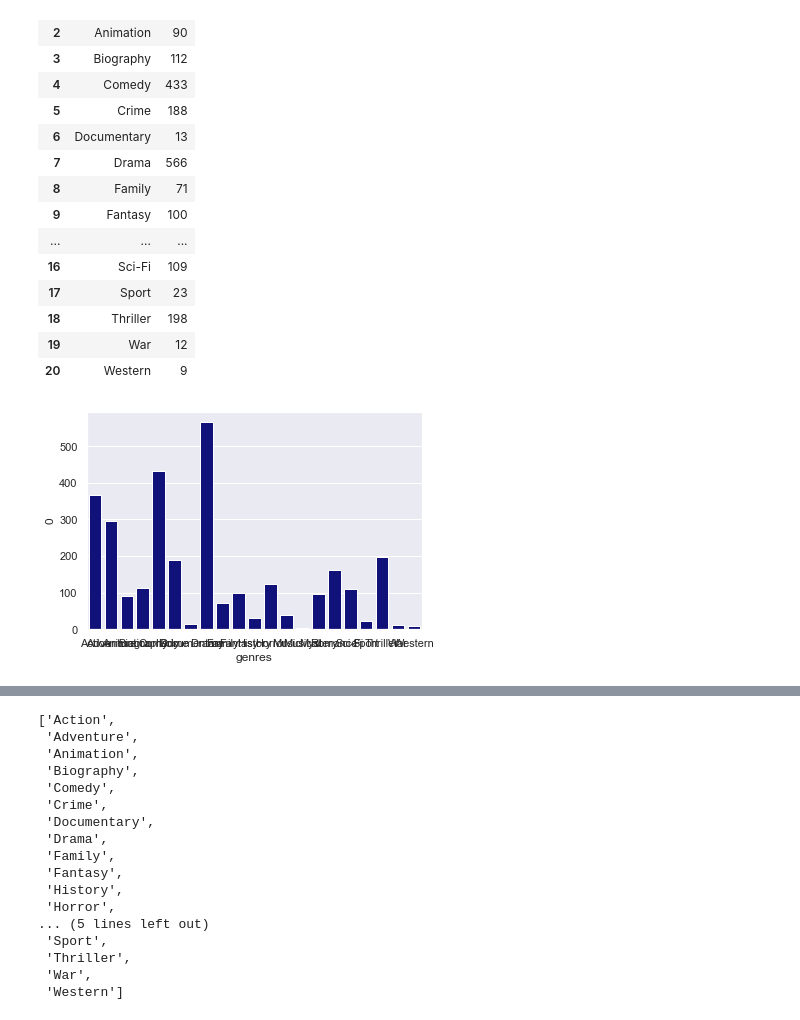
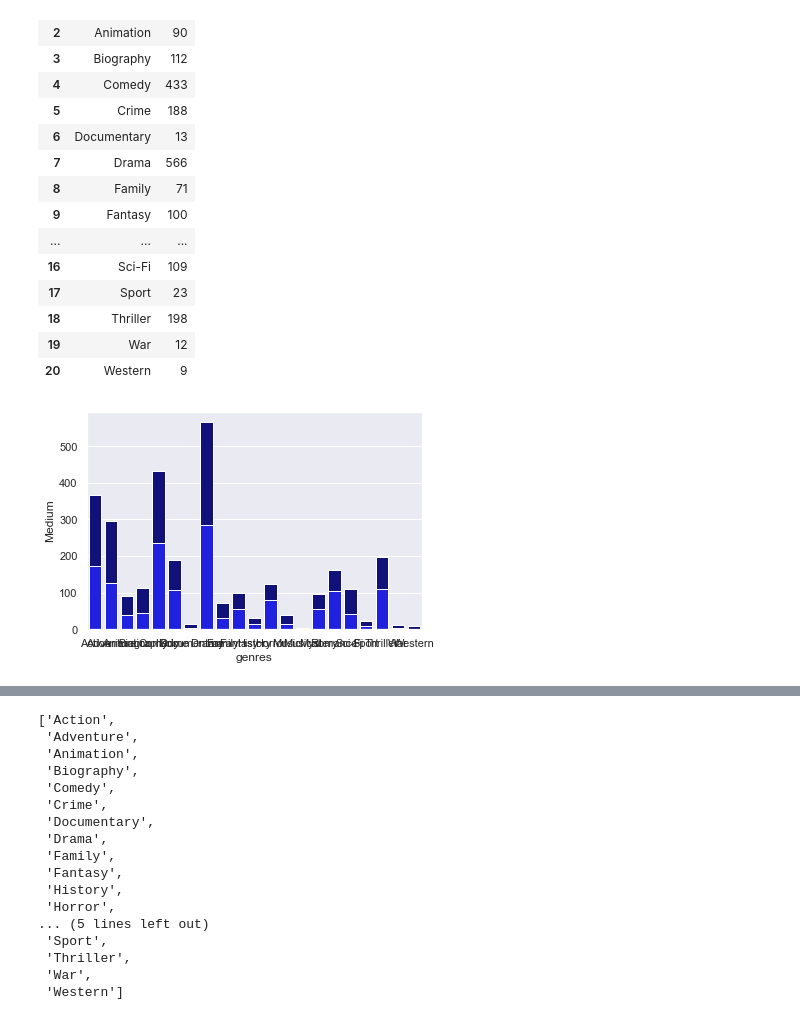
Before and after one commit to houleyemballo/AnalysisMovieData, a Jupyter notebook: Data Visualizations.ipynb, the cells around one changed output, grey strips where cells are left out. Drawn from its saved outputs; the diff is of its cells as text; code cells hidden in the pictures.

Commit message:
add Data Viz notebook with updated stacked bar chart process

```diff
--- a/Data Visualizations.ipynb
+++ b/Data Visualizations.ipynb
@@ -328,8 +353,21 @@ total
 | 18 | Thriller | 198 |
 | 19 | War | 12 |
 | 20 | Western | 9 |
-# %%
-# bar chart 1 -> top bars (group of 'smoker=No')
-low_bar = sns.barplot(x="genres",  y=0, data=total, color='darkblue')
-# %% [output]
-[figure, removed]
+# %%
+# bar chart 1 -> top bars (group of 'smoker=No')
+high_bar = sns.barplot(x="genres",  y=0, data=total, color='darkblue')
+
+profit_genre_engagement.reset_index(inplace=True)
+
+
+#medium bar
+# bottom bar ->  take only smoker=Yes values from the data
+medium_b = profit_genre_engagement[['genres','Medium']]
+
+# bar chart 2 -> bottom bars (group of 'smoker=Yes')
+bar2 = sns.barplot(x="genres", y="Medium", data=medium_b, estimator=sum, ci=None,  color='blue')
+
+low_b = profit_genre_engagement[['genres','Low']]
+bar3 = sns.barplot(x='genres', y='Low', data=low_b, estimator=sum, ci=None, color=='lightblue')
+# %% [output]
+[figure, added]
```
Also changed, not shown: parts of 8 cells of this notebook.
